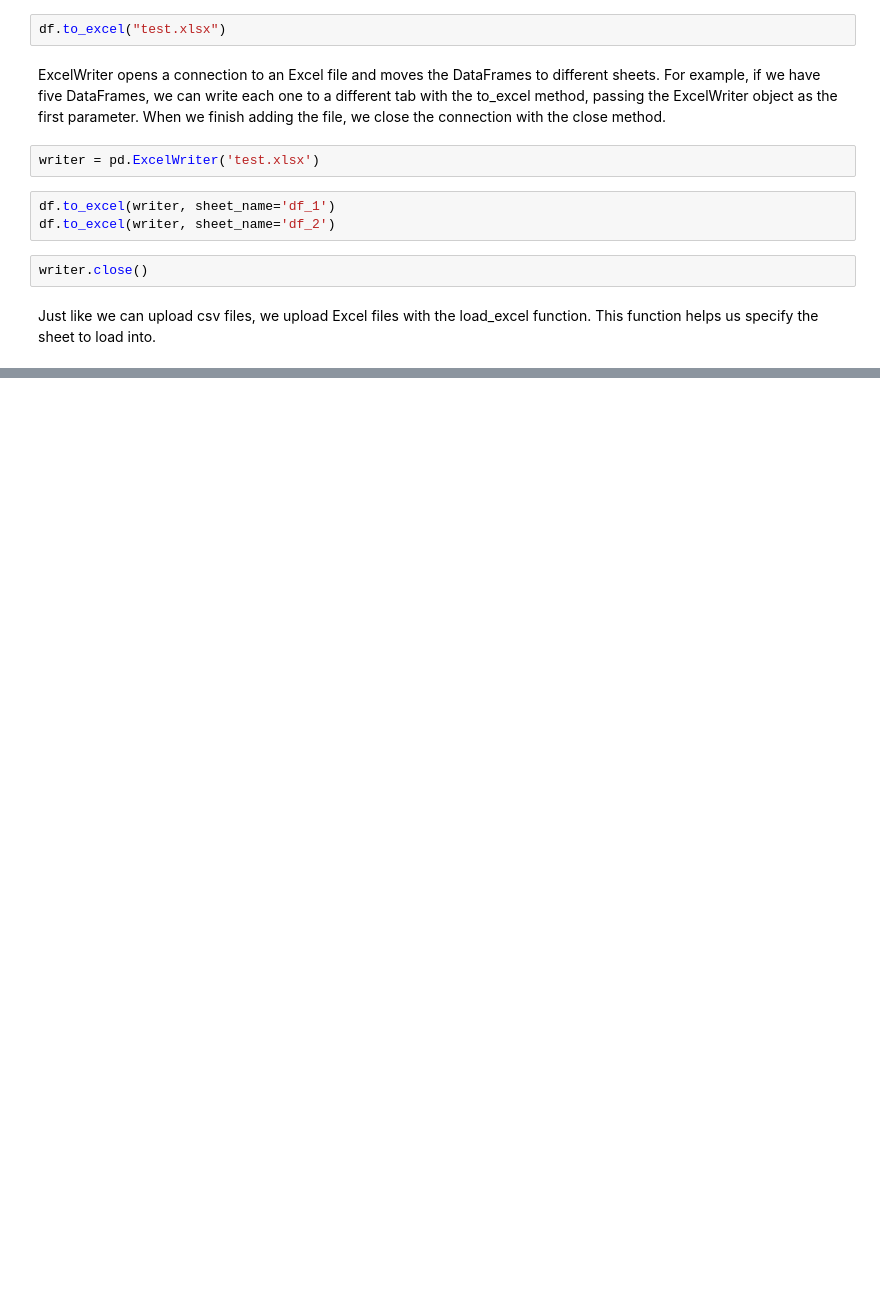
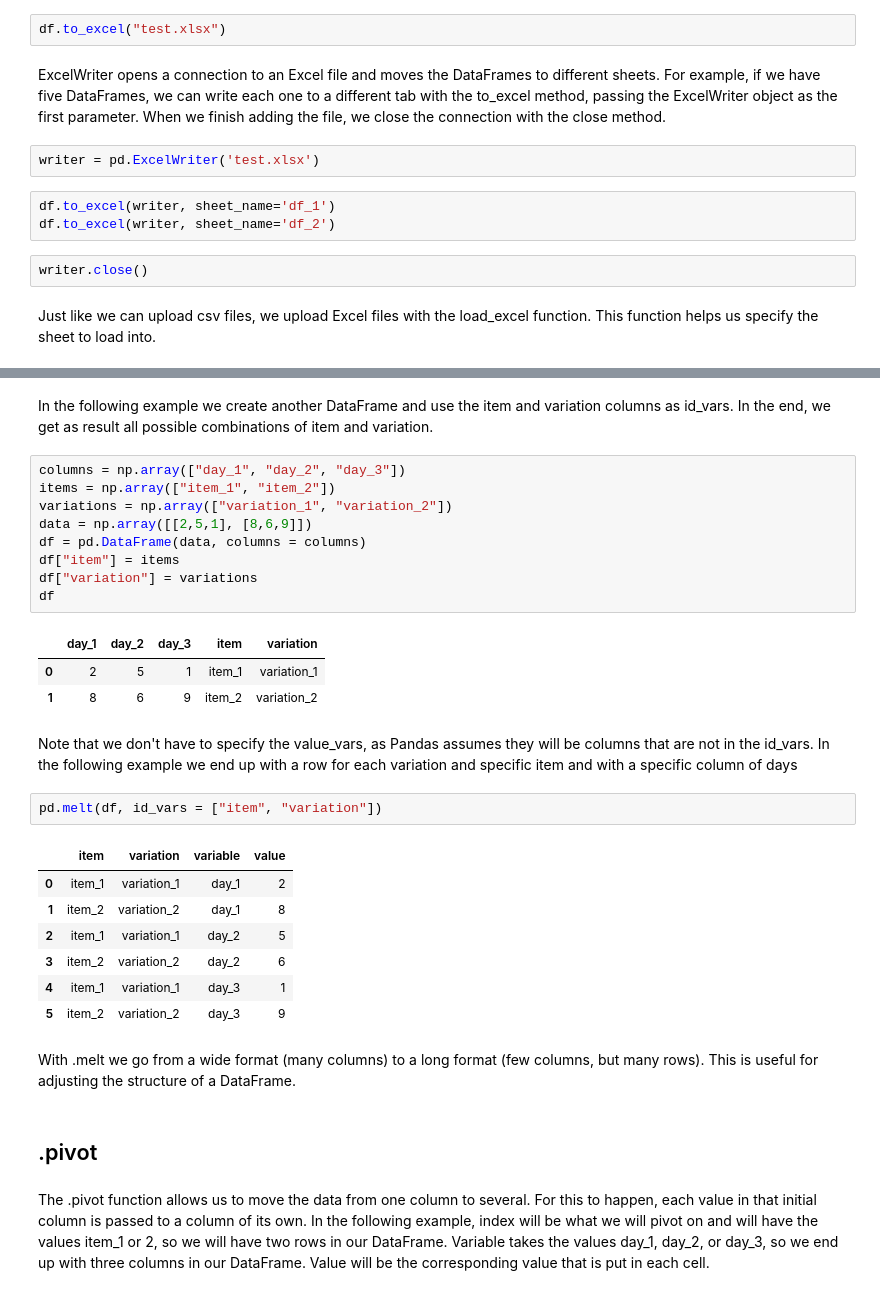
Before and after one commit to thecodemancer/study-with-me, a Jupyter notebook: python/pandas.ipynb, the cells around one changed output, grey strips where cells are left out. Cells and saved outputs as stored; diff of their text form; blank space fills up the shorter version.

```diff
--- a/python/pandas.ipynb
+++ b/python/pandas.ipynb
@@ -708,0 +763,33 @@ Just like we can upload csv files, we upload Excel files with the load_excel fun
+# %% [markdown]
+In the following example we create another DataFrame and use the item and variation columns as id_vars. In the end, we get as result all possible combinations of item and variation.
+# %%
+columns = np.array(["day_1", "day_2", "day_3"])
+items = np.array(["item_1", "item_2"])
+variations = np.array(["variation_1", "variation_2"])
+data = np.array([[2,5,1], [8,6,9]])
+df = pd.DataFrame(data, columns = columns)
+df["item"] = items
+df["variation"] = variations
+df
+# %% [output]
+|  | day_1 | day_2 | day_3 | item | variation |
+| 0 | 2 | 5 | 1 | item_1 | variation_1 |
+| 1 | 8 | 6 | 9 | item_2 | variation_2 |
+# %% [markdown]
+Note that we don't have to specify the value_vars, as Pandas assumes they will be columns that are not in the id_vars. In the following example we end up with a row for each variation and specific item and with a specific column of days
+# %%
+pd.melt(df, id_vars = ["item", "variation"])
+# %% [output]
+|  | item | variation | variable | value |
+| 0 | item_1 | variation_1 | day_1 | 2 |
+| 1 | item_2 | variation_2 | day_1 | 8 |
+| 2 | item_1 | variation_1 | day_2 | 5 |
+| 3 | item_2 | variation_2 | day_2 | 6 |
+| 4 | item_1 | variation_1 | day_3 | 1 |
+| 5 | item_2 | variation_2 | day_3 | 9 |
+# %% [markdown]
+With .melt we go from a wide format (many columns) to a long format (few columns, but many rows). This is useful for adjusting the structure of a DataFrame.
+# %% [markdown]
+## .pivot
+# %% [markdown]
+The .pivot function allows us to move the data from one column to several. For this to happen, each value in that initial column is passed to a column of its own. In the following example, index will be what we will pivot on and will have the values item_1 or 2, so we will have two rows in our DataFrame. Variable takes the values day_1, day_2, or day_3, so we end up with three columns in our DataFrame. Value will be the corresponding value that is put in each cell.
```
Also changed, not shown: parts of 115 cells of this notebook.
